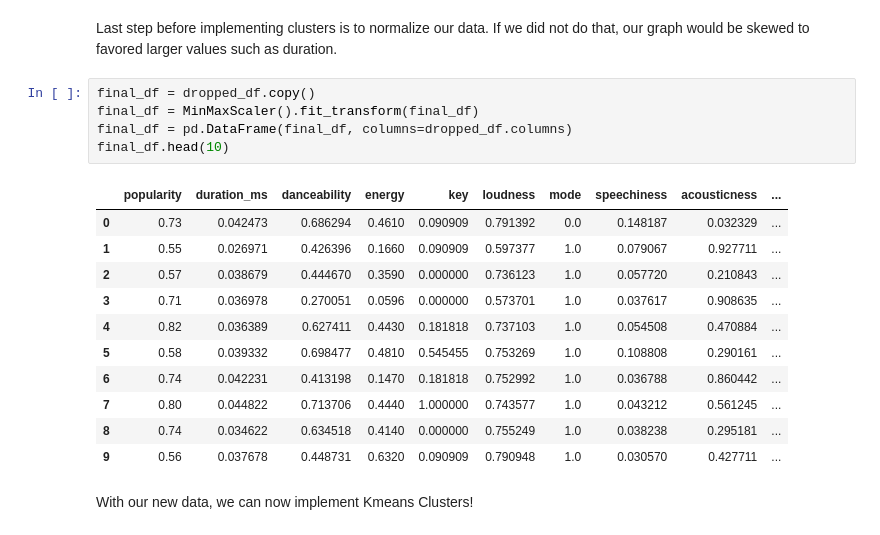
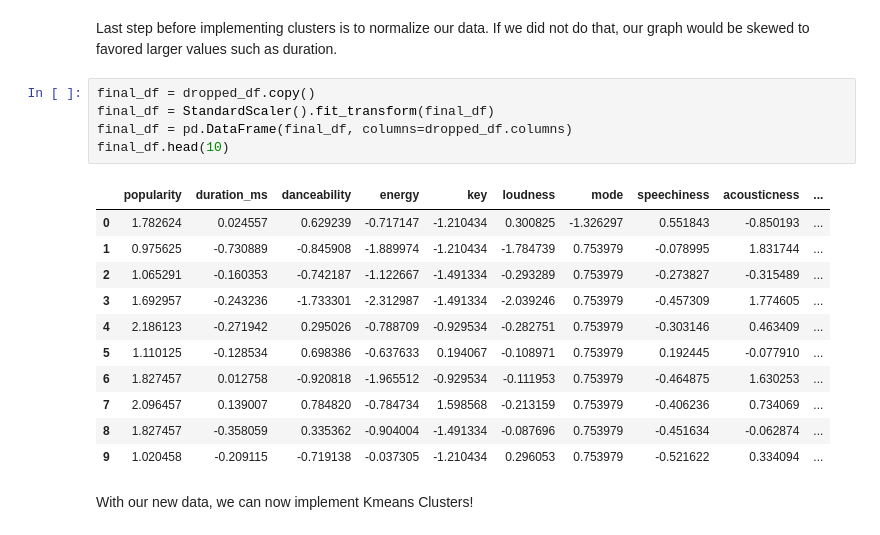
Before and after one commit to Kruvalcaba85/CS-450-Project, a Jupyter notebook: Kevin Ruvalcaba/CS 450 Project/Spotify Music Recommender.ipynb, the cells around one changed output. Drawn from its saved outputs; the diff is of its cells as text.

```diff
--- a/Kevin Ruvalcaba/CS 450 Project/Spotify Music Recommender.ipynb
+++ b/Kevin Ruvalcaba/CS 450 Project/Spotify Music Recommender.ipynb
@@ -85,21 +86,21 @@ New dimensions of dataset: (113999, 14)
 Last step before implementing clusters is to normalize our data. If we did not do that, our graph would be skewed to favored larger values such as duration.
 # %%
 final_df = dropped_df.copy()
-final_df = MinMaxScaler().fit_transform(final_df)
+final_df = StandardScaler().fit_transform(final_df)
 final_df = pd.DataFrame(final_df, columns=dropped_df.columns)
 final_df.head(10)
 # %% [output]
 |  | popularity | duration_ms | danceability | energy | key | loudness | mode | speechiness | acousticness | ... |
-| 0 | 0.73 | 0.042473 | 0.686294 | 0.4610 | 0.090909 | 0.791392 | 0.0 | 0.148187 | 0.032329 | ... |
-| 1 | 0.55 | 0.026971 | 0.426396 | 0.1660 | 0.090909 | 0.597377 | 1.0 | 0.079067 | 0.927711 | ... |
-| 2 | 0.57 | 0.038679 | 0.444670 | 0.3590 | 0.000000 | 0.736123 | 1.0 | 0.057720 | 0.210843 | ... |
-| 3 | 0.71 | 0.036978 | 0.270051 | 0.0596 | 0.000000 | 0.573701 | 1.0 | 0.037617 | 0.908635 | ... |
-| 4 | 0.82 | 0.036389 | 0.627411 | 0.4430 | 0.181818 | 0.737103 | 1.0 | 0.054508 | 0.470884 | ... |
-| 5 | 0.58 | 0.039332 | 0.698477 | 0.4810 | 0.545455 | 0.753269 | 1.0 | 0.108808 | 0.290161 | ... |
-| 6 | 0.74 | 0.042231 | 0.413198 | 0.1470 | 0.181818 | 0.752992 | 1.0 | 0.036788 | 0.860442 | ... |
-| 7 | 0.80 | 0.044822 | 0.713706 | 0.4440 | 1.000000 | 0.743577 | 1.0 | 0.043212 | 0.561245 | ... |
-| 8 | 0.74 | 0.034622 | 0.634518 | 0.4140 | 0.000000 | 0.755249 | 1.0 | 0.038238 | 0.295181 | ... |
-| 9 | 0.56 | 0.037678 | 0.448731 | 0.6320 | 0.090909 | 0.790948 | 1.0 | 0.030570 | 0.427711 | ... |
+| 0 | 1.782624 | 0.024557 | 0.629239 | -0.717147 | -1.210434 | 0.300825 | -1.326297 | 0.551843 | -0.850193 | ... |
+| 1 | 0.975625 | -0.730889 | -0.845908 | -1.889974 | -1.210434 | -1.784739 | 0.753979 | -0.078995 | 1.831744 | ... |
+| 2 | 1.065291 | -0.160353 | -0.742187 | -1.122667 | -1.491334 | -0.293289 | 0.753979 | -0.273827 | -0.315489 | ... |
+| 3 | 1.692957 | -0.243236 | -1.733301 | -2.312987 | -1.491334 | -2.039246 | 0.753979 | -0.457309 | 1.774605 | ... |
+| 4 | 2.186123 | -0.271942 | 0.295026 | -0.788709 | -0.929534 | -0.282751 | 0.753979 | -0.303146 | 0.463409 | ... |
+| 5 | 1.110125 | -0.128534 | 0.698386 | -0.637633 | 0.194067 | -0.108971 | 0.753979 | 0.192445 | -0.077910 | ... |
+| 6 | 1.827457 | 0.012758 | -0.920818 | -1.965512 | -0.929534 | -0.111953 | 0.753979 | -0.464875 | 1.630253 | ... |
+| 7 | 2.096457 | 0.139007 | 0.784820 | -0.784734 | 1.598568 | -0.213159 | 0.753979 | -0.406236 | 0.734069 | ... |
+| 8 | 1.827457 | -0.358059 | 0.335362 | -0.904004 | -1.491334 | -0.087696 | 0.753979 | -0.451634 | -0.062874 | ... |
+| 9 | 1.020458 | -0.209115 | -0.719138 | -0.037305 | -1.210434 | 0.296053 | 0.753979 | -0.521622 | 0.334094 | ... |
 # %% [markdown]
 With our new data, we can now implement Kmeans Clusters!
 # %% [markdown]
```
Also changed, not shown: parts of 6 cells of this notebook, 1 other file.
